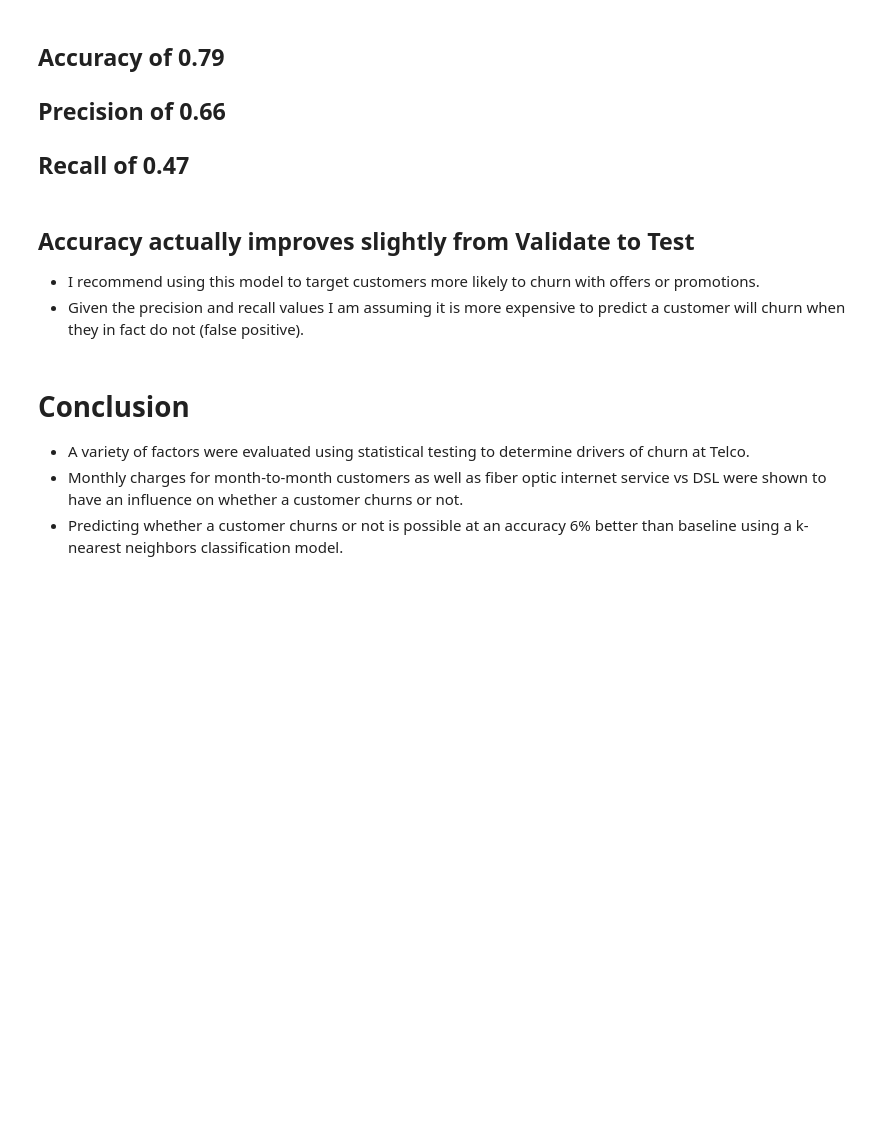
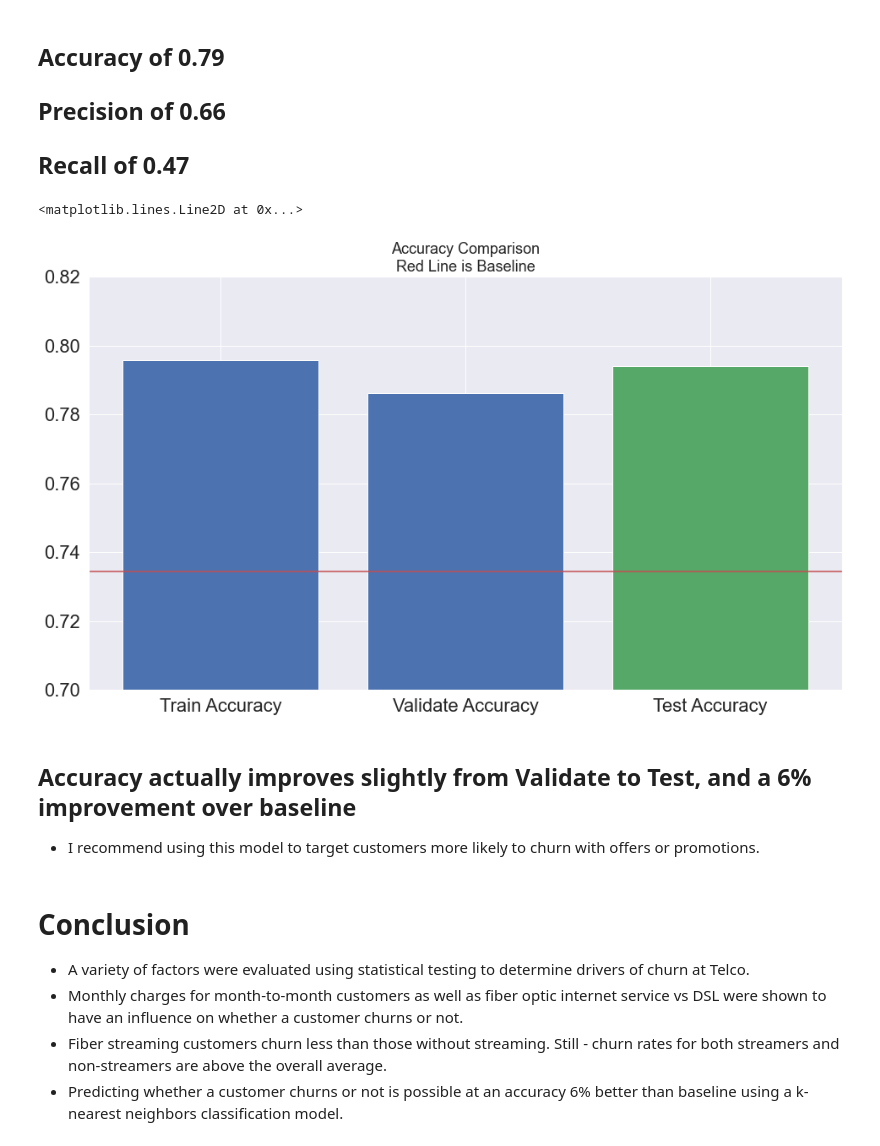
Before and after one commit to jesse-d-marder/classification-project, a Jupyter notebook: churn_report.ipynb, the cells around one changed output. Cells and saved outputs as stored; diff of their text form; code cells hidden in the pictures; blank space fills up the shorter version.

```diff
--- a/churn_report.ipynb
+++ b/churn_report.ipynb
@@ -202,9 +201,10 @@ print(f"p<alpha: {p<alpha}")
 p<alpha: True
 # %%
 # Create bar plot showing churn rate for streamers vs non streamers, with a horizontal line indicating the group average
+sns.set(font_scale = 2)
 p = sns.barplot(x=['Has Streaming', 'No Streaming'], y = [(fiber.churn[fiber.has_streaming]).mean(),(fiber.churn[~fiber.has_streaming]).mean()])
 p.axhline(fiber.churn.mean(), color = "green")
-p.set_ylabel('Churn Rate', fontsize = 16)
+p.set_ylabel('Churn Rate', fontsize = 18)
 p.set_title('Churn Rate for Streamers vs Non Streamers\nStreamers Have Lower Churn Rates Than Non-Streamers', fontsize = 18)
 # %% [output]
 Text(0.5, 1.0, 'Churn Rate for Streamers vs Non Streamers\nStreamers Have Lower Churn Rates Than Non-Streamers')
@@ -326,7 +332,7 @@ for model_name in ['decision_tree','random_forest']:
     combined_df = model.consolidate_results(train_results_df,
                                             validate_results_df,
                                             join_on = ['max_depth','min_samples_leaf'])
-    combined_df["model"] = model_name
+    combined_df["algorithm"] = model_name
     # Concatenate results into one dataframe to hold results for all models
     all_results = pd.concat([all_results,combined_df])
 # %% [markdown]
@@ -365,7 +371,7 @@ validate_results_df= pd.DataFrame(data = {"k":ks,"accuracy":v_accuracies,"precis
 
 # Combine train and validate results as well as calculate difference in performance between train and validate
 combined_df = model.consolidate_results(train_results_df, validate_results_df, join_on = ['k'])
-combined_df["model"] = "k_nearest_neighbors"
+combined_df["algorithm"] = "k_nearest_neighbors"
 # Concatenate results into one dataframe to hold results for all models
 all_results = pd.concat([all_results,combined_df])
 # %% [markdown]
@@ -403,5 +409,5 @@ validate_results_df= pd.DataFrame(data = {"c":cs,"accuracy":v_accuracies,"precis
 
 
 combined_df = model.consolidate_results(train_results_df, validate_results_df, join_on = ['c'])
-combined_df["model"] = "logistic_regression"
+combined_df["algorithm"] = "logistic_regression"
 all_results = pd.concat([all_results,combined_df])
@@ -442,17 +475,22 @@ final_result = pd.merge(final_result, test_report,left_on='k',right_on='k_test')
 # %%
 # Compare accuracy from different data sets
 plt.bar(x=['Train Accuracy',
            'Validate Accuracy',
            'Test Accuracy'],
-        height = [final_result.accuracy_train[0], final_result.accuracy_validate[0], final_result.accuracy_test[0]])
+        height = [final_result.accuracy_train[0], final_result.accuracy_validate[0], final_result.accuracy_test[0]],
+       color = ('b','b','g'))
 plt.ylim(0.7,0.82)
-plt.title('Accuracy Comparison', fontsize=18)
+plt.title('Accuracy Comparison\nRed Line is Baseline', fontsize=18)
+plt.axhline(baseline_accuracy, color = 'r')
+# %% [output]
+<matplotlib.lines.Line2D at 0x...>
+[figure, added]
 # %% [markdown]
-## Accuracy actually improves slightly from Validate to Test
+## Accuracy actually improves slightly from Validate to Test, and a 6% improvement over baseline
 - I recommend using this model to target customers more likely to churn with offers or promotions.
-- Given the precision and recall values I am assuming it is more expensive to predict a customer will churn when they in fact do not (false positive).
 # %% [markdown]
 # Conclusion
 - A variety of factors were evaluated using statistical testing to determine drivers of churn at Telco.
 - Monthly charges for month-to-month customers as well as fiber optic internet service vs DSL were shown to have an influence on whether a customer churns or not.
+- Fiber streaming customers churn less than those without streaming. Still - churn rates for both streamers and non-streamers are above the overall average.
 - Predicting whether a customer churns or not is possible at an accuracy 6% better than baseline using a k-nearest neighbors classification model.
```
Also changed, not shown: parts of 19 cells of this notebook, 5 other files.
